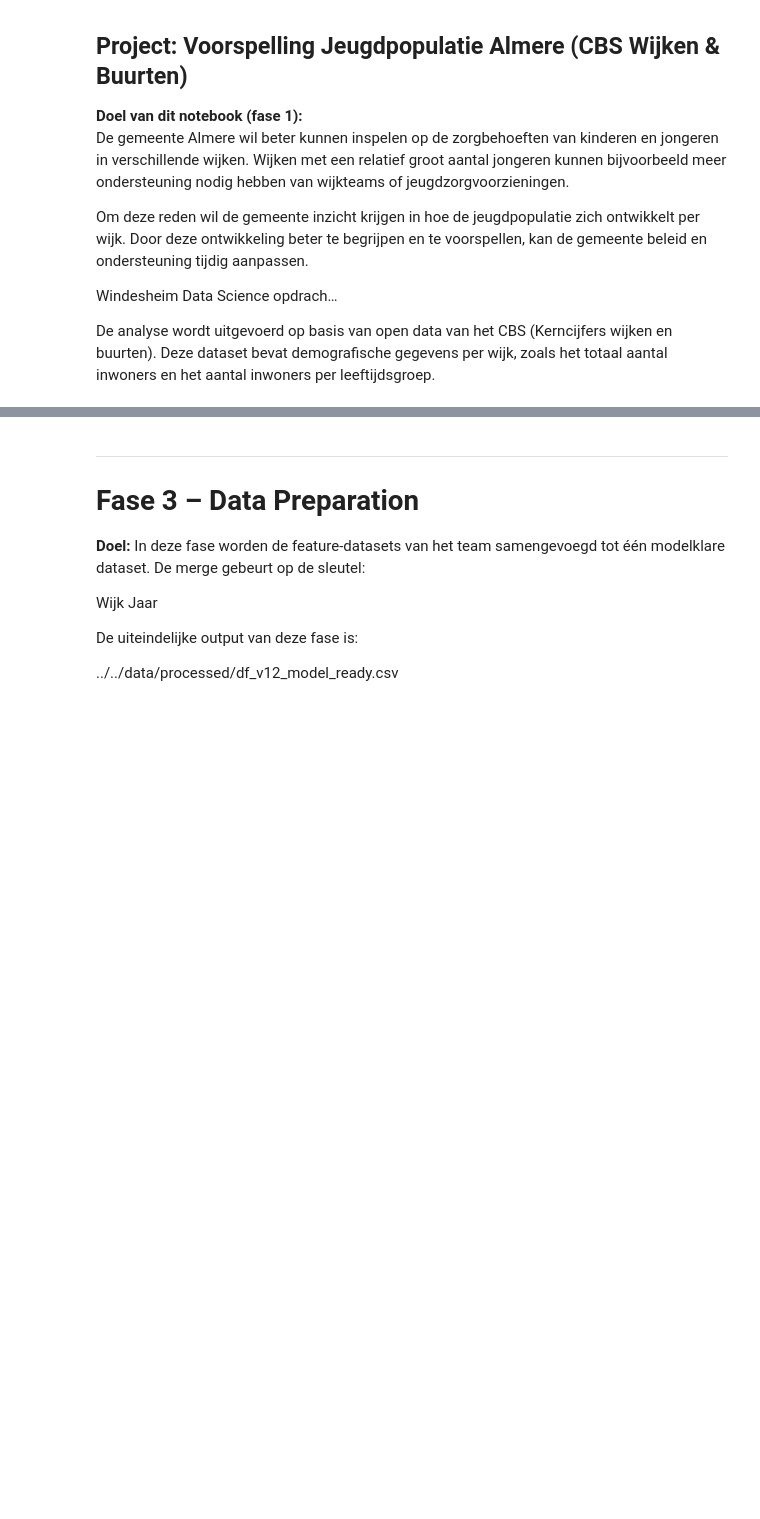
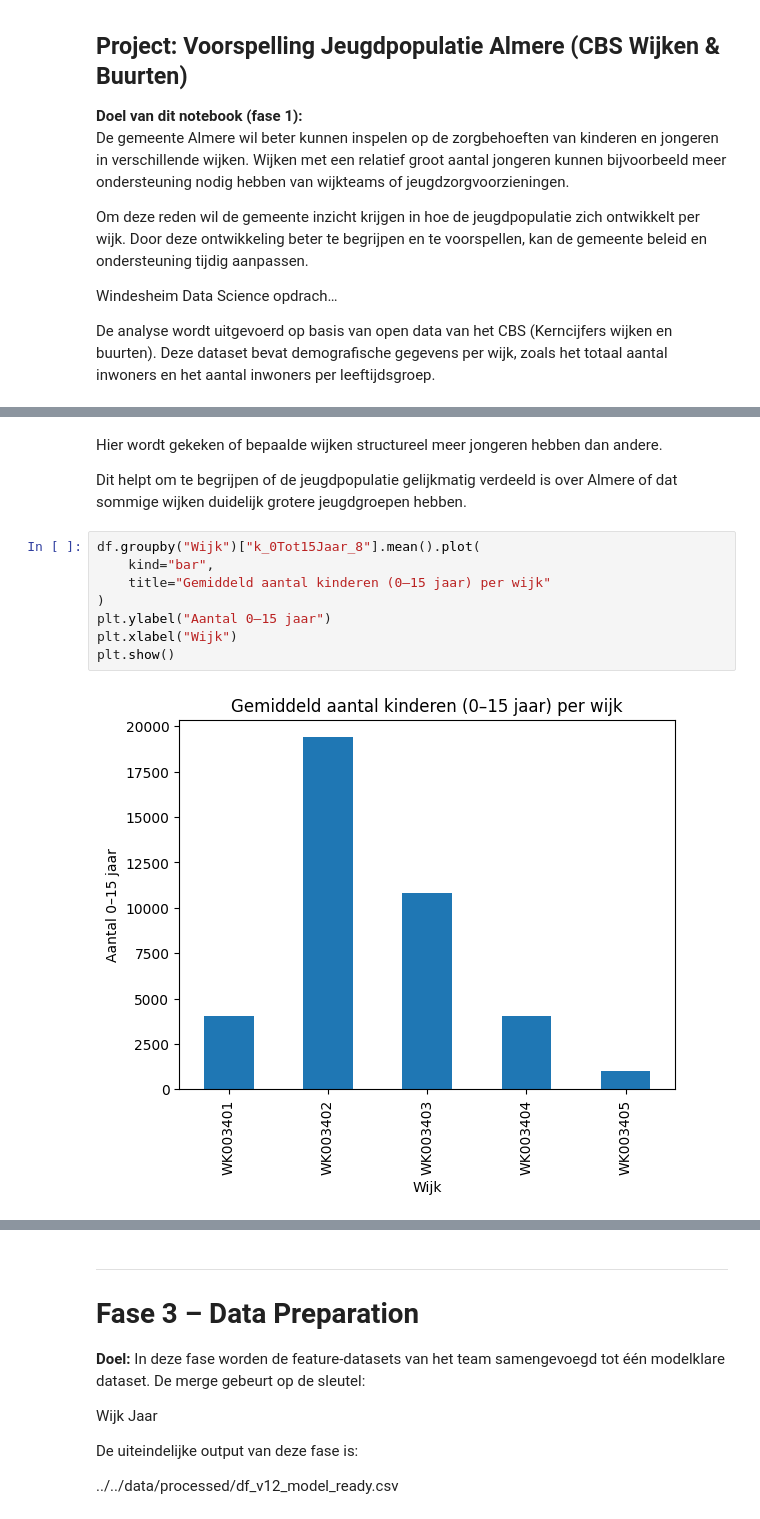
Before and after one commit to Ismael-991/almere-jeugd-voorspelling, a Jupyter notebook: notebooks/individual/Faysal_notebook.ipynb, the cells around one changed output, grey strips where cells are left out. Drawn from its saved outputs; the diff is of its cells as text; blank space fills up the shorter version.

```diff
--- a/notebooks/individual/Faysal_notebook.ipynb
+++ b/notebooks/individual/Faysal_notebook.ipynb
@@ -256,0 +202,14 @@ Een sterke samenhang wijst op een consistente leeftijdsstructuur binnen wijken.
+# %% [markdown]
+Hier wordt gekeken of bepaalde wijken structureel meer jongeren hebben dan andere.
+
+Dit helpt om te begrijpen of de jeugdpopulatie gelijkmatig verdeeld is over Almere of dat sommige wijken duidelijk grotere jeugdgroepen hebben.
+# %%
+df.groupby("Wijk")["k_0Tot15Jaar_8"].mean().plot(
+    kind="bar",
+    title="Gemiddeld aantal kinderen (0–15 jaar) per wijk"
+)
+plt.ylabel("Aantal 0–15 jaar")
+plt.xlabel("Wijk")
+plt.show()
+# %% [output]
+[figure, added]
```
Also changed, not shown: parts of 41 cells of this notebook.
